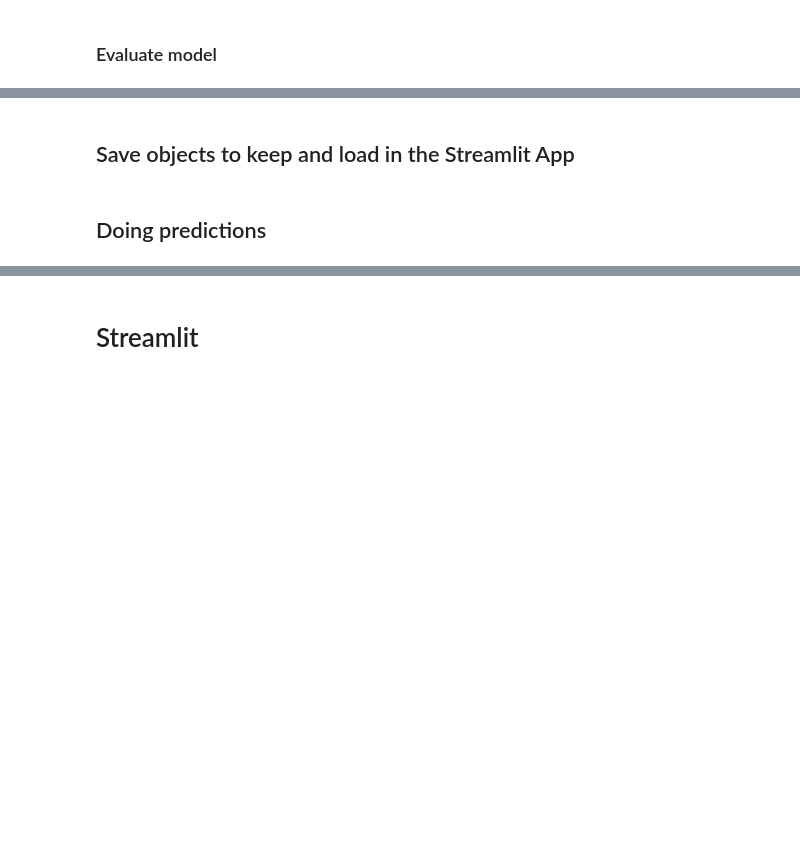
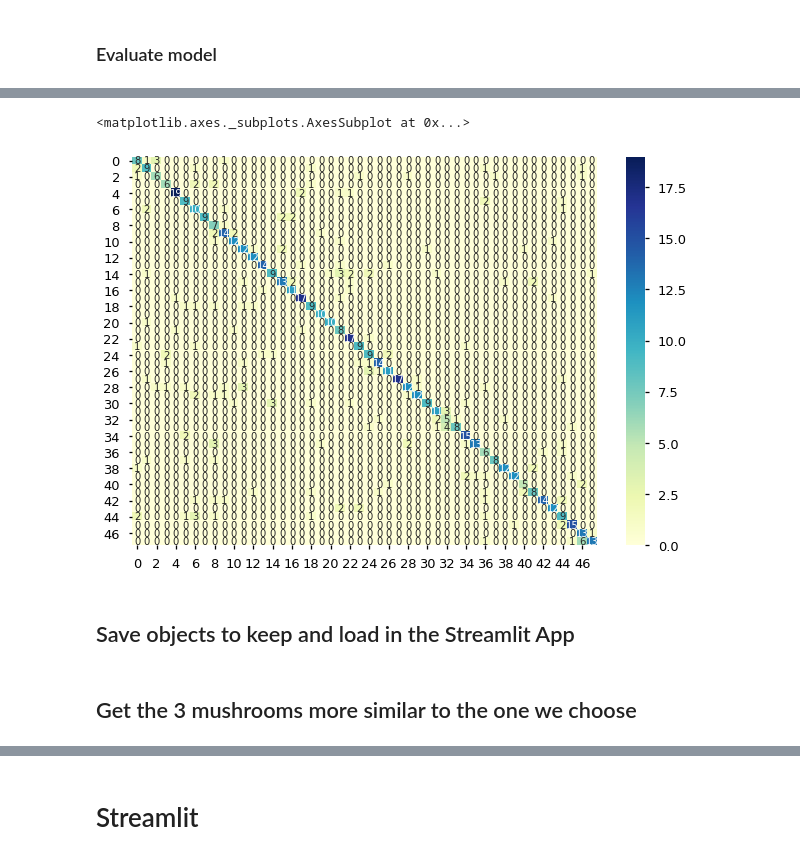
Before and after one commit to JaimeRedondo/Mushrooms_Classification, a Jupyter notebook: Mushrooms_Classification.ipynb, the cells around one changed output, grey strips where cells are left out. Cells and saved outputs as stored; diff of their text form; code cells hidden in the pictures; blank space fills up the shorter version.

```diff
--- a/Mushrooms_Classification.ipynb
+++ b/Mushrooms_Classification.ipynb
@@ -464,3 +483,23 @@ model.evaluate(test_images,OneHotTest)
+# %%
+### Get predictions
+predictions = model.predict_classes(test_images)
+
+### Create dictionary to pass the predictions to names
+l1 = list(range(len(mushrooms_directory)))
+l2 = list(np.unique(labels))
+d = dict(zip(l1,l2))
+
+### Get predictions in name format
+predictions_labels=[]
+for i in predictions:
+  predictions_labels.append(d[i])
+
+### Confusion matrix
+cm = confusion_matrix(test_labels,predictions_labels,l2)
+sns.heatmap(cm,annot=True,cmap="YlGnBu")
+# %% [output]
+<matplotlib.axes._subplots.AxesSubplot at 0x...>
+[figure, added]
 # %% [markdown]
 ## Save objects to keep and load in the Streamlit App
 # %%
@@ -469,8 +508,8 @@ model.save("model_mushrooms_SGD.h5")
 
 ### Save the mushroom labels list
 pd.Series(l2).to_csv('mushrooms_labels.csv',sep='|')
-# %% [markdown]
-## Doing predictions
+# %% [markdown]
+## Get the 3 mushrooms more similar to the one we choose
 # %%
 ### Doing random predictions, this time for mushroom in the position 189 in test_images
 
```
Also changed, not shown: parts of 40 cells of this notebook.
